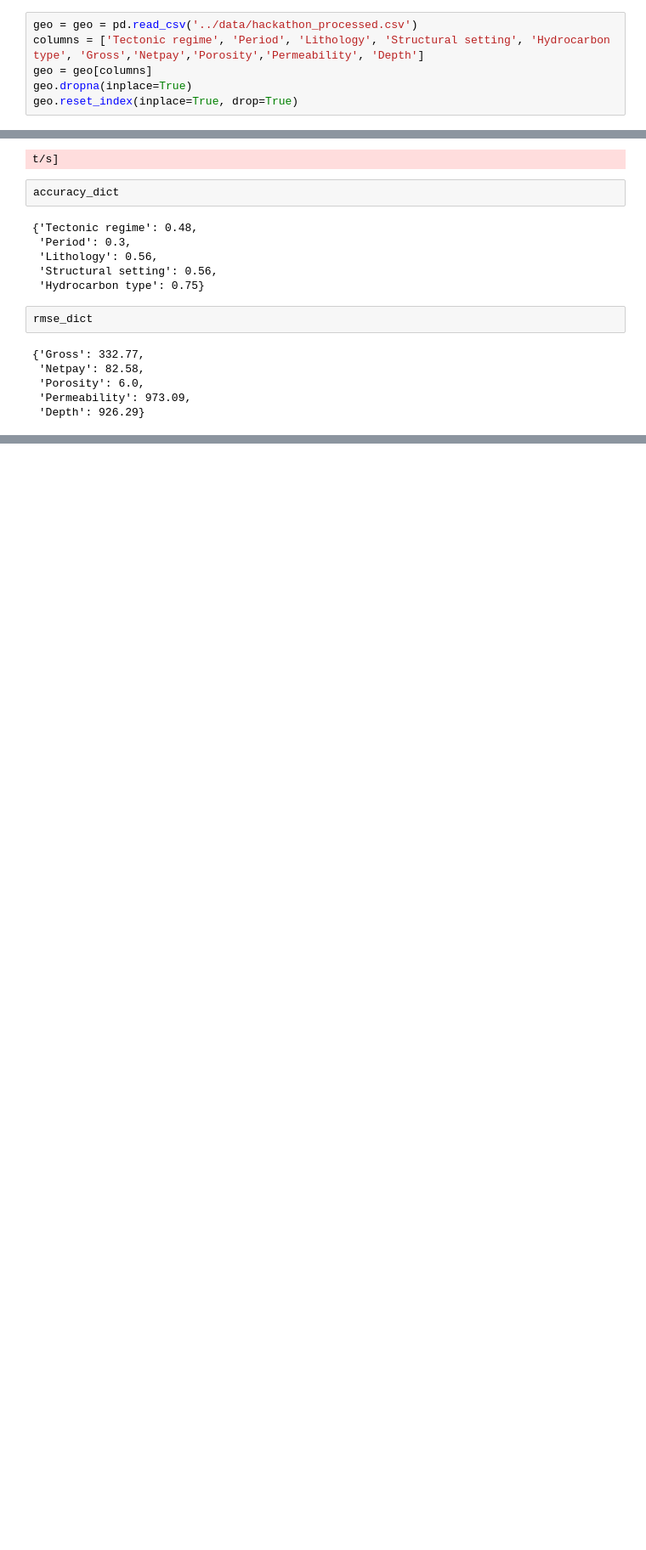
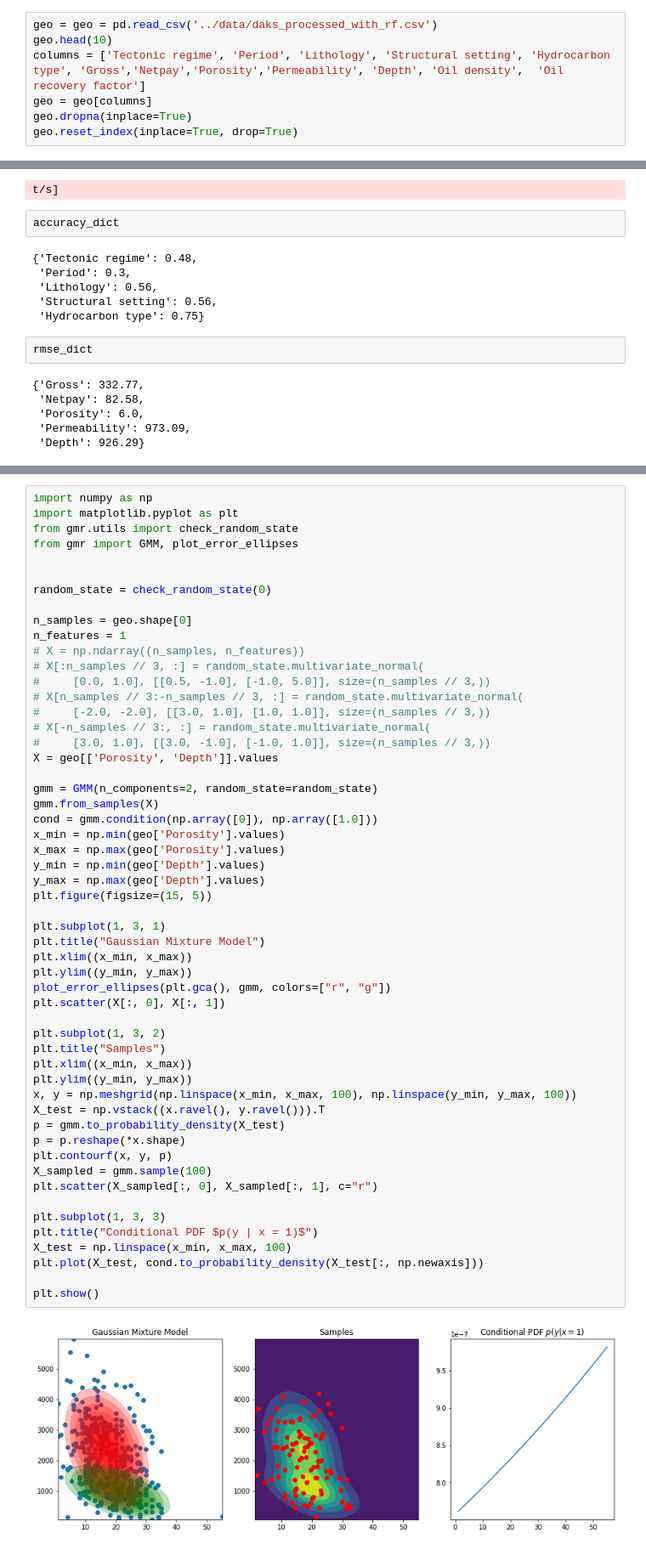
Before and after one commit to aimclub/BAMT, a Jupyter notebook: experiments/gmm_experiments.ipynb, the cells around one changed output, grey strips where cells are left out. Shown: that part at 85% size. Saved outputs shown, nothing was run; the diff lists cells and outputs as text; blank space fills up the shorter version.

```diff
--- a/experiments/gmm_experiments.ipynb
+++ b/experiments/gmm_experiments.ipynb
@@ -29,8 +29,9 @@ import random
 from sklearn.model_selection import train_test_split
 from gmr import GMM
 # %%
-geo = geo = pd.read_csv('../data/hackathon_processed.csv')
-columns = ['Tectonic regime', 'Period', 'Lithology', 'Structural setting', 'Hydrocarbon type', 'Gross','Netpay','Porosity','Permeability', 'Depth']
+geo = geo = pd.read_csv('../data/daks_processed_with_rf.csv')
+geo.head(10)
+columns = ['Tectonic regime', 'Period', 'Lithology', 'Structural setting', 'Hydrocarbon type', 'Gross','Netpay','Porosity','Permeability', 'Depth', 'Oil density',	'Oil recovery factor']
 geo = geo[columns]
 geo.dropna(inplace=True)
 geo.reset_index(inplace=True, drop=True)
@@ -282,0 +292,56 @@ rmse_dict
+# %%
+import numpy as np
+import matplotlib.pyplot as plt
+from gmr.utils import check_random_state
+from gmr import GMM, plot_error_ellipses
+
+
+random_state = check_random_state(0)
+
+n_samples = geo.shape[0]
+n_features = 1
+# X = np.ndarray((n_samples, n_features))
+# X[:n_samples // 3, :] = random_state.multivariate_normal(
+#     [0.0, 1.0], [[0.5, -1.0], [-1.0, 5.0]], size=(n_samples // 3,))
+# X[n_samples // 3:-n_samples // 3, :] = random_state.multivariate_normal(
+#     [-2.0, -2.0], [[3.0, 1.0], [1.0, 1.0]], size=(n_samples // 3,))
+# X[-n_samples // 3:, :] = random_state.multivariate_normal(
+#     [3.0, 1.0], [[3.0, -1.0], [-1.0, 1.0]], size=(n_samples // 3,))
+X = geo[['Porosity', 'Depth']].values
+
+gmm = GMM(n_components=2, random_state=random_state)
+gmm.from_samples(X)
+cond = gmm.condition(np.array([0]), np.array([1.0]))
+x_min = np.min(geo['Porosity'].values)
+x_max = np.max(geo['Porosity'].values)
+y_min = np.min(geo['Depth'].values)
+y_max = np.max(geo['Depth'].values)
+plt.figure(figsize=(15, 5))
+
+plt.subplot(1, 3, 1)
+plt.title("Gaussian Mixture Model")
+plt.xlim((x_min, x_max))
+plt.ylim((y_min, y_max))
+plot_error_ellipses(plt.gca(), gmm, colors=["r", "g"])
+plt.scatter(X[:, 0], X[:, 1])
+
+plt.subplot(1, 3, 2)
+plt.title("Samples")
+plt.xlim((x_min, x_max))
+plt.ylim((y_min, y_max))
+x, y = np.meshgrid(np.linspace(x_min, x_max, 100), np.linspace(y_min, y_max, 100))
+X_test = np.vstack((x.ravel(), y.ravel())).T
+p = gmm.to_probability_density(X_test)
+p = p.reshape(*x.shape)
+plt.contourf(x, y, p)
+X_sampled = gmm.sample(100)
+plt.scatter(X_sampled[:, 0], X_sampled[:, 1], c="r")
+
+plt.subplot(1, 3, 3)
+plt.title("Conditional PDF $p(y | x = 1)$")
+X_test = np.linspace(x_min, x_max, 100)
+plt.plot(X_test, cond.to_probability_density(X_test[:, np.newaxis]))
+
+plt.show()
+# %% [output]
+[figure, added]
```
Also changed, not shown: parts of 7 cells of this notebook, 1 other file.
